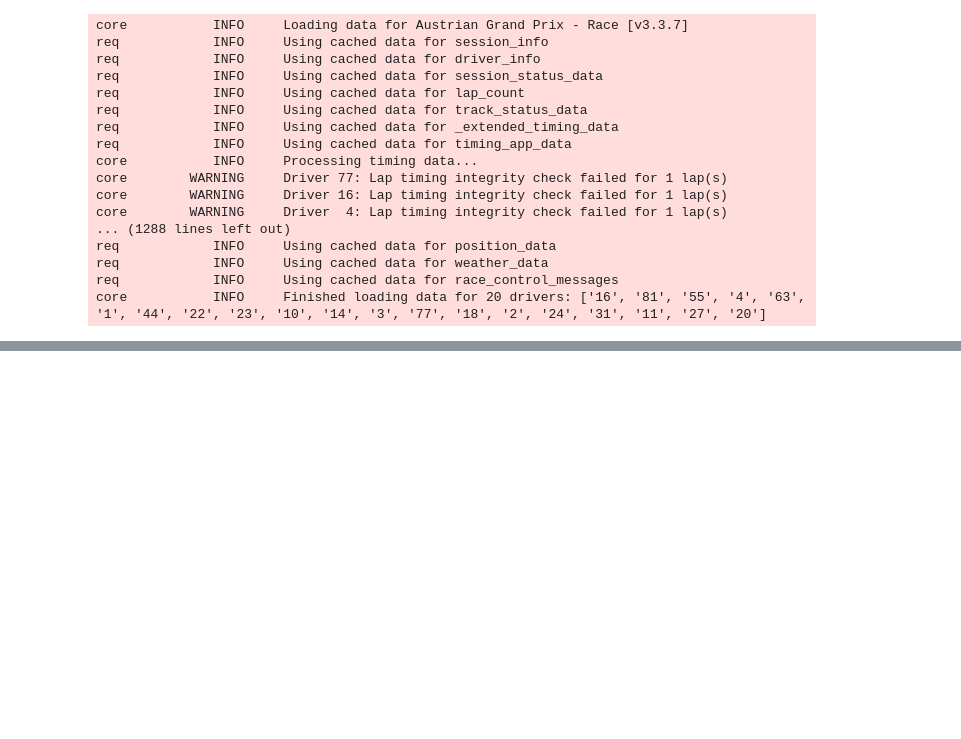
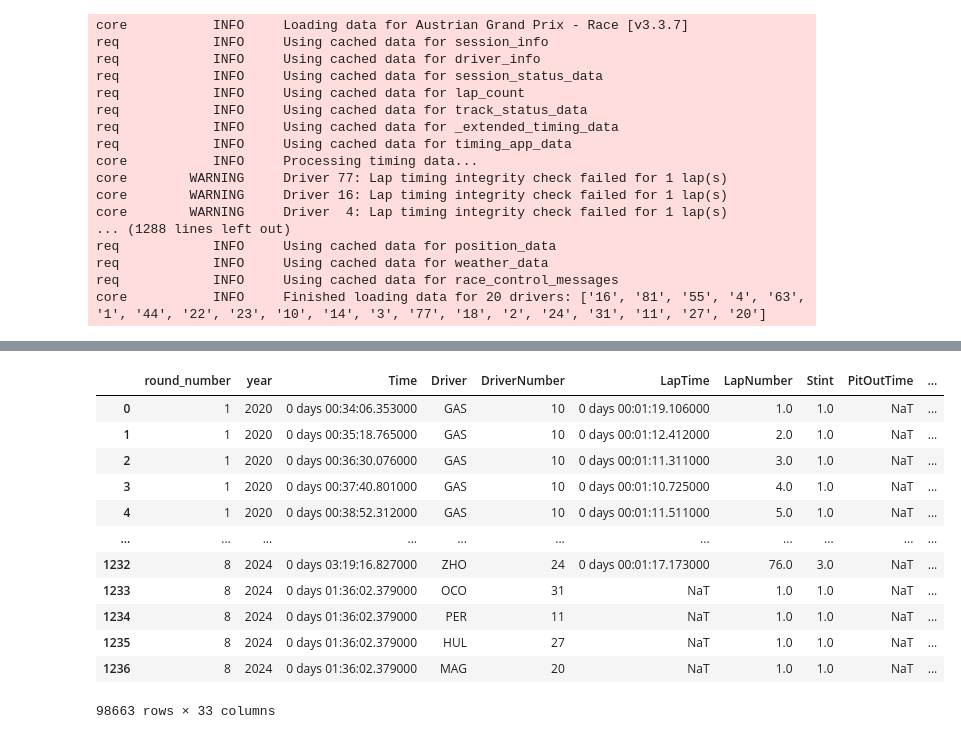
Before and after one commit to olesasha/InfoViz, a Jupyter notebook: E3/Notebooks/scrape_lap_info.ipynb, the cells around one changed output, grey strips where cells are left out. Cells and saved outputs as stored; diff of their text form; code cells hidden in the pictures; blank space fills up the shorter version.

```diff
--- a/E3/Notebooks/scrape_lap_info.ipynb
+++ b/E3/Notebooks/scrape_lap_info.ipynb
@@ -82 +80,17 @@ session.laps
+# %%
+df_all_driver_data
+# %% [output]
+|  | round_number | year | Time | Driver | DriverNumber | LapTime | LapNumber | Stint | PitOutTime | ... |
+| 0 | 1 | 2020 | 0 days 00:34:06.353000 | GAS | 10 | 0 days 00:01:19.106000 | 1.0 | 1.0 | NaT | ... |
+| 1 | 1 | 2020 | 0 days 00:35:18.765000 | GAS | 10 | 0 days 00:01:12.412000 | 2.0 | 1.0 | NaT | ... |
+| 2 | 1 | 2020 | 0 days 00:36:30.076000 | GAS | 10 | 0 days 00:01:11.311000 | 3.0 | 1.0 | NaT | ... |
+| 3 | 1 | 2020 | 0 days 00:37:40.801000 | GAS | 10 | 0 days 00:01:10.725000 | 4.0 | 1.0 | NaT | ... |
+| 4 | 1 | 2020 | 0 days 00:38:52.312000 | GAS | 10 | 0 days 00:01:11.511000 | 5.0 | 1.0 | NaT | ... |
+| ... | ... | ... | ... | ... | ... | ... | ... | ... | ... | ... |
+| 1232 | 8 | 2024 | 0 days 03:19:16.827000 | ZHO | 24 | 0 days 00:01:17.173000 | 76.0 | 3.0 | NaT | ... |
+| 1233 | 8 | 2024 | 0 days 01:36:02.379000 | OCO | 31 | NaT | 1.0 | 1.0 | NaT | ... |
+| 1234 | 8 | 2024 | 0 days 01:36:02.379000 | PER | 11 | NaT | 1.0 | 1.0 | NaT | ... |
+| 1235 | 8 | 2024 | 0 days 01:36:02.379000 | HUL | 27 | NaT | 1.0 | 1.0 | NaT | ... |
+| 1236 | 8 | 2024 | 0 days 01:36:02.379000 | MAG | 20 | NaT | 1.0 | 1.0 | NaT | ... |
+98663 rows × 33 columns
 # %%
```
Also changed, not shown: parts of 5 cells of this notebook, 5 other files.
